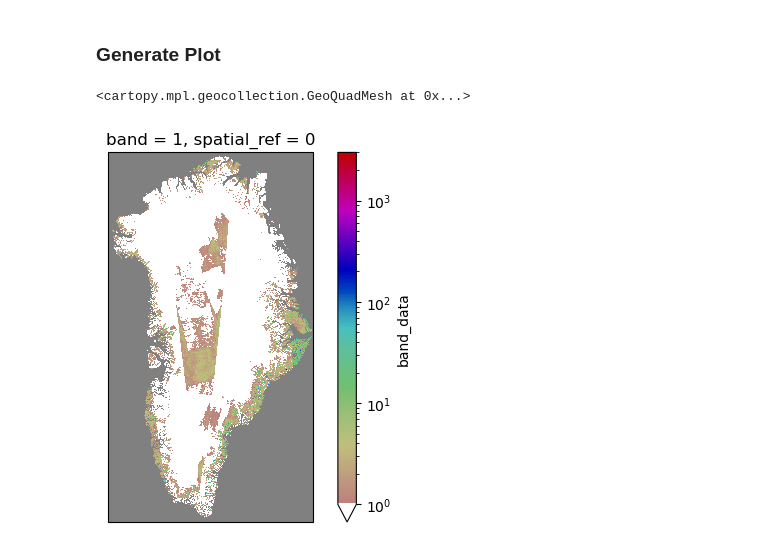
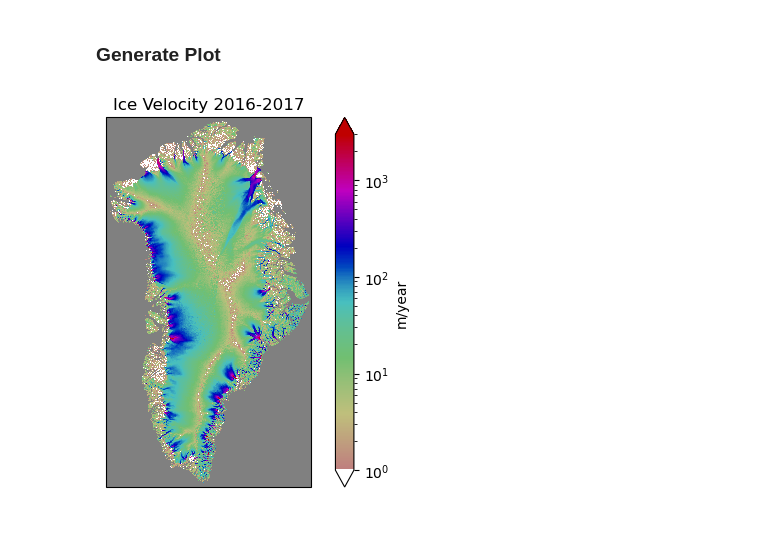
Before and after one commit to andypbarrett/plot_measures_greenland_ice_sheet_velocity, a Jupyter notebook: open_and_plot_greenland_velocity.ipynb, the cells around one changed output. Drawn from its saved outputs; the diff is of its cells as text; code cells hidden in the pictures.

Commit message:
update file and add title to plot and cbar

```diff
--- a/open_and_plot_greenland_velocity.ipynb
+++ b/open_and_plot_greenland_velocity.ipynb
@@ -23,7 +23,7 @@ import cartopy.crs as ccrs
 import matplotlib.pyplot as plt
 import matplotlib.colors as mcolors  # To create colormap
 
-filepath = Path("./greenland_vel_mosaic500_2016_2017_ex_v02.1.tif")
+filepath = Path("./greenland_vel_mosaic500_2016_2017_vv_v02.1.tif")
 # %% [markdown]
 ### Load Data
 # %%
@@ -58,15 +58,16 @@ cmap = mcolors.ListedColormap(rgb, name='velocity')
 # %%
 # Define WGS84 NSIDC North Polar Stereographic CRS
 projection = ccrs.Stereographic(
     central_latitude=90.,
     central_longitude=-45.,
     true_scale_latitude=70.)
 
-ds.band_data.plot(
-    subplot_kws=dict(projection=projection, facecolor='grey'),
+p = ds.band_data.plot(
+    subplot_kws=dict(projection=projection, facecolor='grey',),
     norm=mcolors.LogNorm(vmin=1, vmax=3000, clip=True),
     cmap=cmap,
+    cbar_kwargs=dict(label="m/year"),
 )
+p.axes.set_title("Ice Velocity 2016-2017");
 # %% [output]
-<cartopy.mpl.geocollection.GeoQuadMesh at 0x...>
-[figure, old version]
+[figure, new version]
```
